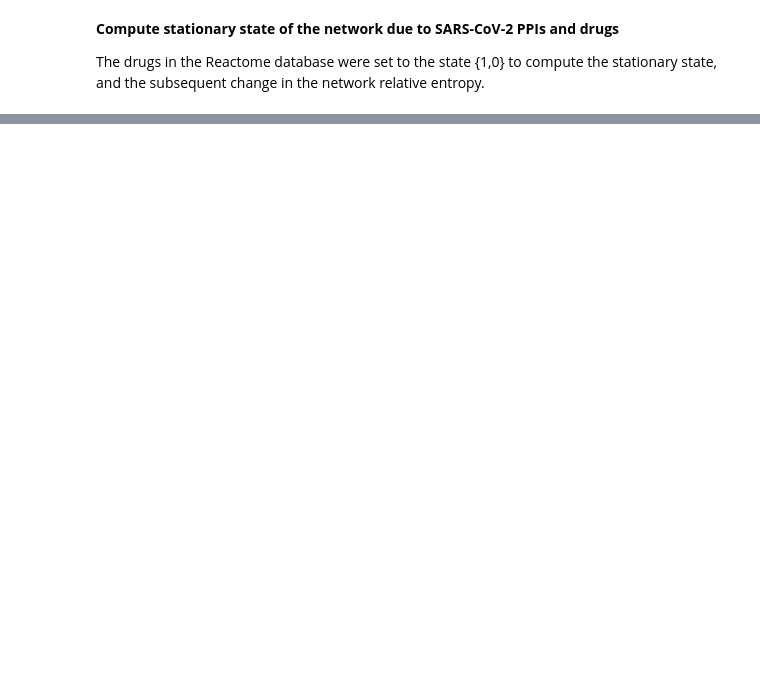
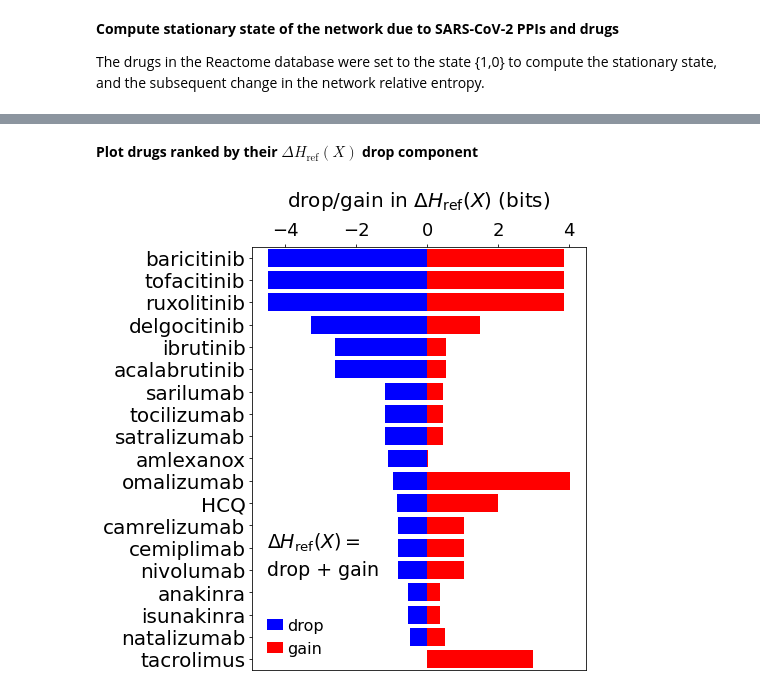
Before and after one commit to sarkar-s/CoRe, a Jupyter notebook: Drug_efficacy.ipynb, the cells around one changed output, grey strips where cells are left out. Cells and saved outputs as stored; diff of their text form; code cells hidden in the pictures; blank space fills up the shorter version.

```diff
--- a/Drug_efficacy.ipynb
+++ b/Drug_efficacy.ipynb
@@ -266,0 +293,30 @@ of.close()
+# %% [markdown]
+**Plot drugs ranked by their $ \Delta H_{\mathrm{ref}}(X) $ drop component**
+# %%
+fig, ax = plt.subplots(figsize=(7,7))
+
+plt.barh(x,df_H_drop_and_gain['Drop'],color='Blue',label='drop')
+plt.barh(x,df_H_drop_and_gain['Gain'],color='Red',label='gain')
+
+plt.xlabel(r'drop/gain in $\Delta H_{\mathrm{ref}}(X)$ (bits)',size=20,labelpad=15)
+
+plt.tick_params(axis='x',labelsize=20,rotation=0)
+plt.tick_params(axis='y',labelsize=20)
+
+plt.ylim(0.5,len(df_H_drop_and_gain['Drug'])+0.5)
+plt.tick_params(axis='x',labelsize=18)
+plt.legend(frameon=False,fontsize=16,handlelength=1.0,handletextpad=0.25)
+plt.text(-4.5,6,r'$\Delta H_{\mathrm{ref}}(X)=$',fontsize=19)
+plt.text(-4.5,4.75,r'drop + gain',fontsize=19)
+
+ax.xaxis.tick_top()
+ax.xaxis.set_label_position('top')
+
+ax.set_yticks(np.arange(1,data_size+1))
+ax.set_yticklabels(df_H_drop_and_gain['Drug'],fontsize=20,rotation=0)
+
+plt.tight_layout()
+
+plt.show()
+# %% [output]
+[figure, added]
```
Also changed, not shown: parts of 13 cells of this notebook, 54 other files.
